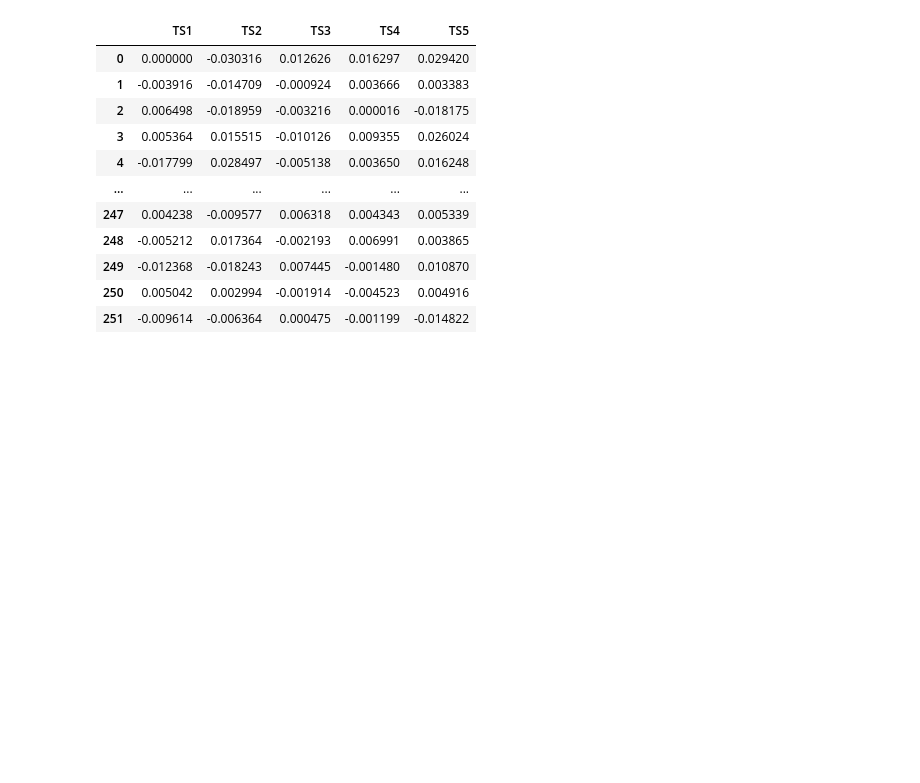
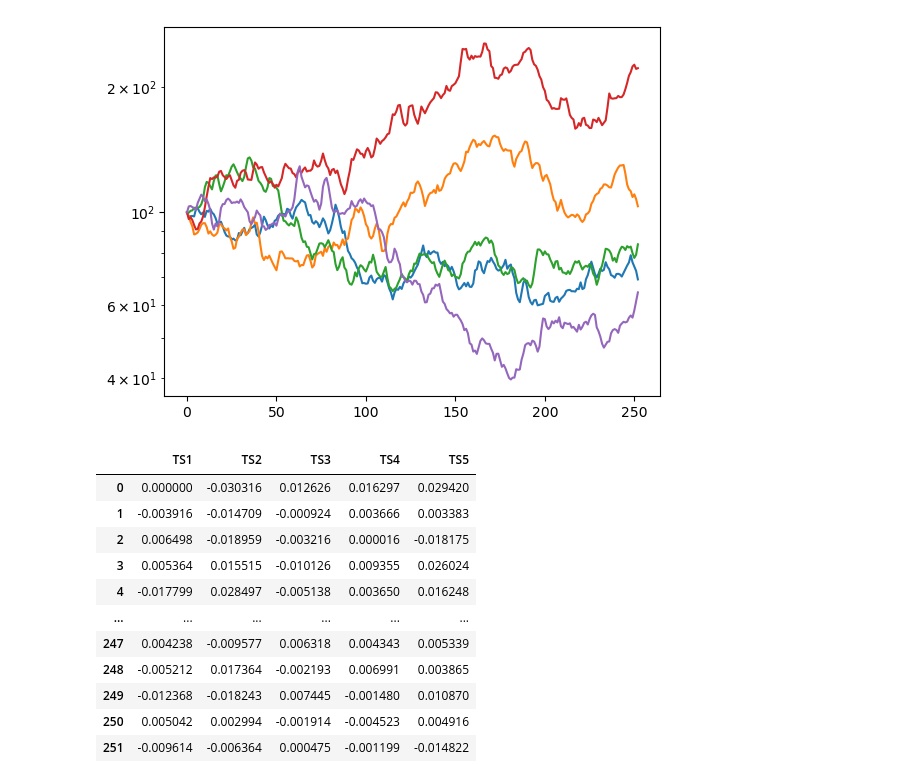
Before and after one commit to lbasioli/Mende, a Jupyter notebook: 3-5.ipynb, the cells around one changed output. Cells and saved outputs as stored; diff of their text form; code cells hidden in the pictures; blank space fills up the shorter version.

```diff
--- a/3-5.ipynb
+++ b/3-5.ipynb
@@ -1,5 +1,20 @@
 # %%
 %run "header.ipynb"
+process_type = 'ncmAR4MA3'
+Ns = 252
+Nr = 6
+S0 = 100
+draw = 5
+mu = 0.06
+sigma = 0.4
+lam = [0.3, 0.2, 0.1, 0.05]
+phi = [0.3, 0.2, 0.1]
+
+
+df = MC(process_type, Ns, Nr, S0 = S0, mu = mu, sigma = sigma, draw = draw,\
+        lam = lam, phi = phi, returned = 'psz')
+# %% [output]
+[figure, added]
 # %%
 prices = pd.read_csv('prices.csv')
 prices
```
Also changed, not shown: parts of 10 cells of this notebook, 4 other files.
